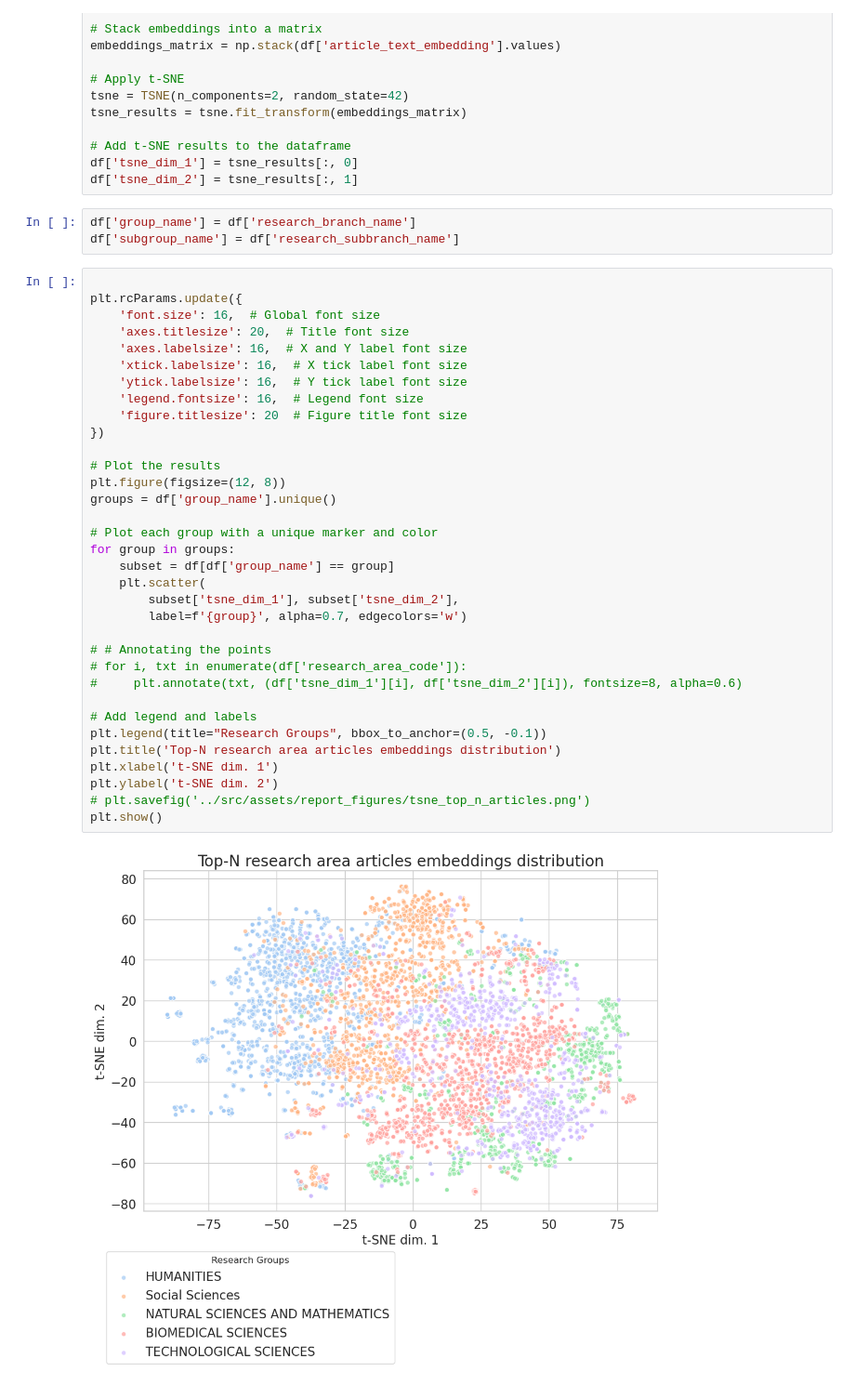
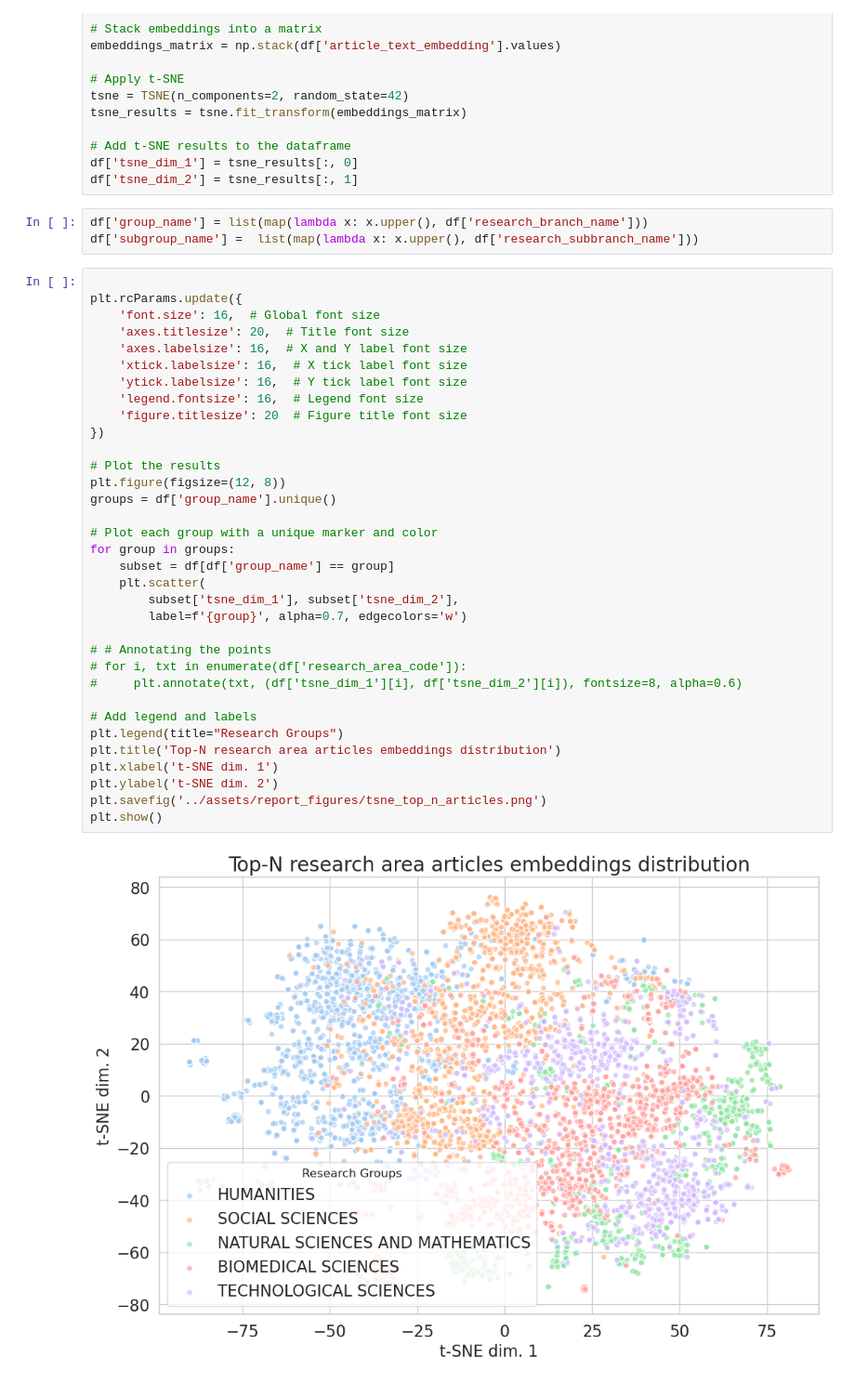
Before and after one commit to eutopia-collaboration-recommender/ecr-analytics, a Jupyter notebook: src/notebooks/04_research_topics_top_n_articles_distribution.ipynb, the cells around one changed output. Shown at 93% size. Saved outputs shown, nothing was run; the diff lists cells and outputs as text.

```diff
--- a/src/notebooks/04_research_topics_top_n_articles_distribution.ipynb
+++ b/src/notebooks/04_research_topics_top_n_articles_distribution.ipynb
@@ -95,44 +95,44 @@ tsne_results = tsne.fit_transform(embeddings_matrix)
 df['tsne_dim_1'] = tsne_results[:, 0]
 df['tsne_dim_2'] = tsne_results[:, 1]
 # %%
-df['group_name'] = df['research_branch_name']
-df['subgroup_name'] = df['research_subbranch_name']
+df['group_name'] = list(map(lambda x: x.upper(), df['research_branch_name']))
+df['subgroup_name'] =  list(map(lambda x: x.upper(), df['research_subbranch_name']))
 # %%
 
 plt.rcParams.update({
     'font.size': 16,  # Global font size
     'axes.titlesize': 20,  # Title font size
     'axes.labelsize': 16,  # X and Y label font size
     'xtick.labelsize': 16,  # X tick label font size
     'ytick.labelsize': 16,  # Y tick label font size
     'legend.fontsize': 16,  # Legend font size
     'figure.titlesize': 20  # Figure title font size
 })
 
 # Plot the results
 plt.figure(figsize=(12, 8))
 groups = df['group_name'].unique()
 
 # Plot each group with a unique marker and color
 for group in groups:
     subset = df[df['group_name'] == group]
     plt.scatter(
         subset['tsne_dim_1'], subset['tsne_dim_2'],
         label=f'{group}', alpha=0.7, edgecolors='w')
 
 # # Annotating the points
 # for i, txt in enumerate(df['research_area_code']):
 #     plt.annotate(txt, (df['tsne_dim_1'][i], df['tsne_dim_2'][i]), fontsize=8, alpha=0.6)
 
 # Add legend and labels
-plt.legend(title="Research Groups", bbox_to_anchor=(0.5, -0.1))
+plt.legend(title="Research Groups")
 plt.title('Top-N research area articles embeddings distribution')
 plt.xlabel('t-SNE dim. 1')
 plt.ylabel('t-SNE dim. 2')
-# plt.savefig('../src/assets/report_figures/tsne_top_n_articles.png')
+plt.savefig('../assets/report_figures/tsne_top_n_articles.png')
 plt.show()
 # %% [output]
-[figure, old version]
+[figure, new version]
 # %%
 
 # Set up grid layout for 3x2 plots
```
Also changed, not shown: parts of 1 cell of this notebook, 19 other files.
